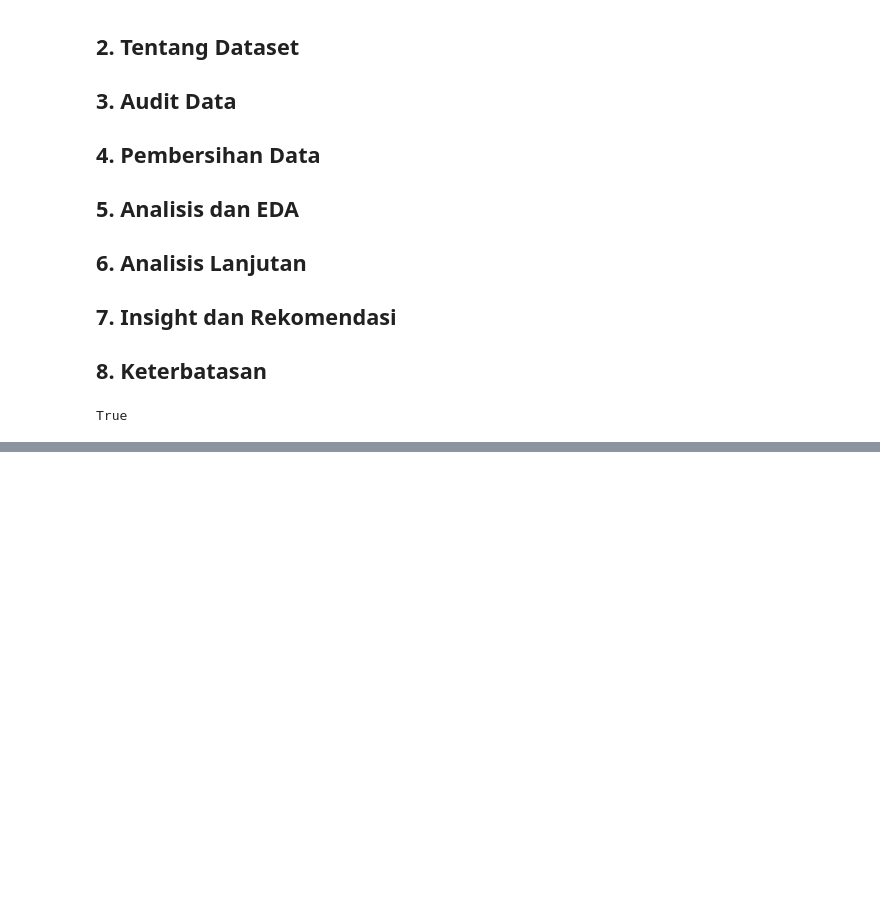
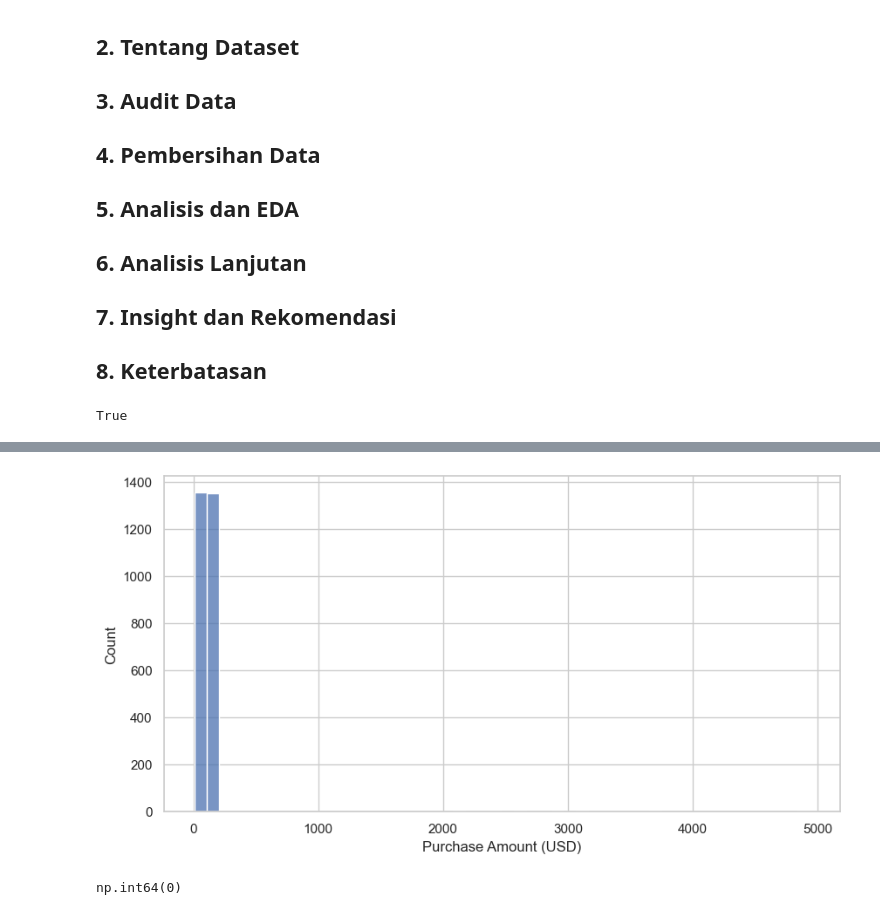
Before and after one commit to sutarozu/fashion-retail-project, a Jupyter notebook: notebook/analisis_penjualan_fashion.ipynb, the cells around one changed output, grey strips where cells are left out. Saved outputs shown, nothing was run; the diff lists cells and outputs as text; code cells hidden in the pictures; blank space fills up the shorter version.

Commit message:
WIP: kode audit data, temuan belum ditulis

```diff
--- a/notebook/analisis_penjualan_fashion.ipynb
+++ b/notebook/analisis_penjualan_fashion.ipynb
@@ -45,3 +45,5 @@ FOLDER_BERSIH = Path("../data_bersih")
 print((FOLDER_MENTAH / "Fashion_Retail_Sales.csv").exists())   # ganti dengan nama filemu
 # %% [output]
 True
+# %%
+df_toko = pd.read_csv(FOLDER_MENTAH / "Fashion_Retail_Sales.csv")
@@ -47,0 +107,3 @@ True
+# %%
+df_toko["harga_kosong"] = df_toko["Purchase Amount (USD)"].isna()
+df_toko.groupby("Item Purchased")["harga_kosong"].mean().sort_values(ascending=False).head()
@@ -47,0 +193,9 @@ True
+# %%
+sns.histplot(data=df_toko, x="Purchase Amount (USD)", bins=50)
+plt.show()
+# %% [output]
+[figure, added]
+# %%
+df_toko.duplicated().sum()
+# %% [output]
+np.int64(0)
```
Also changed, not shown: parts of 20 cells of this notebook.
